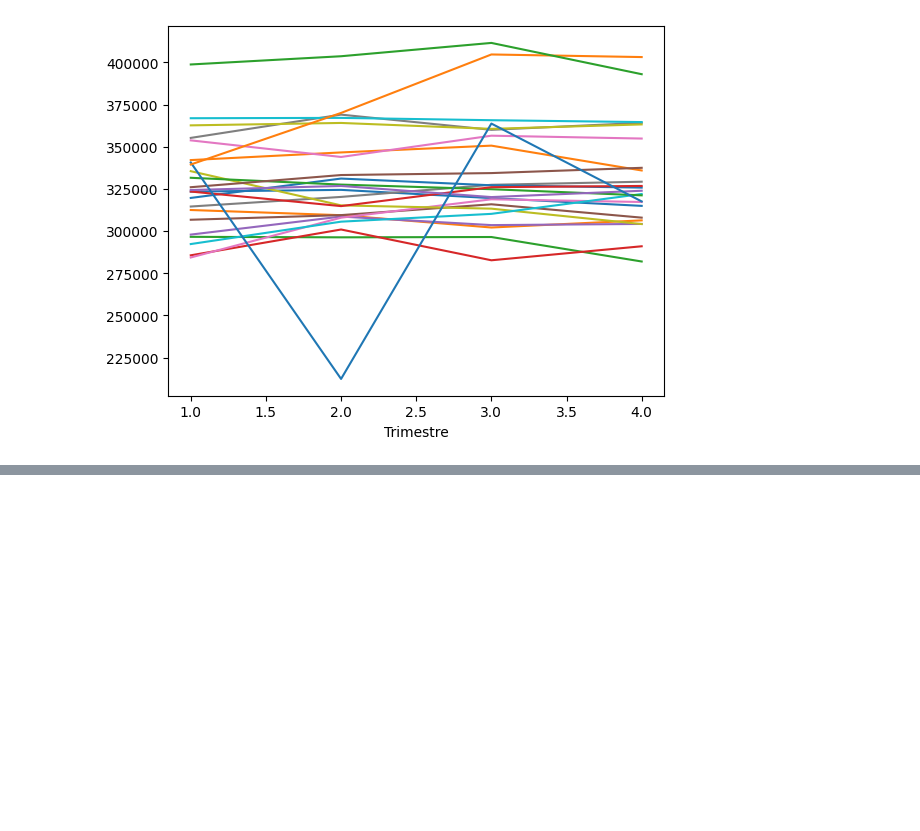
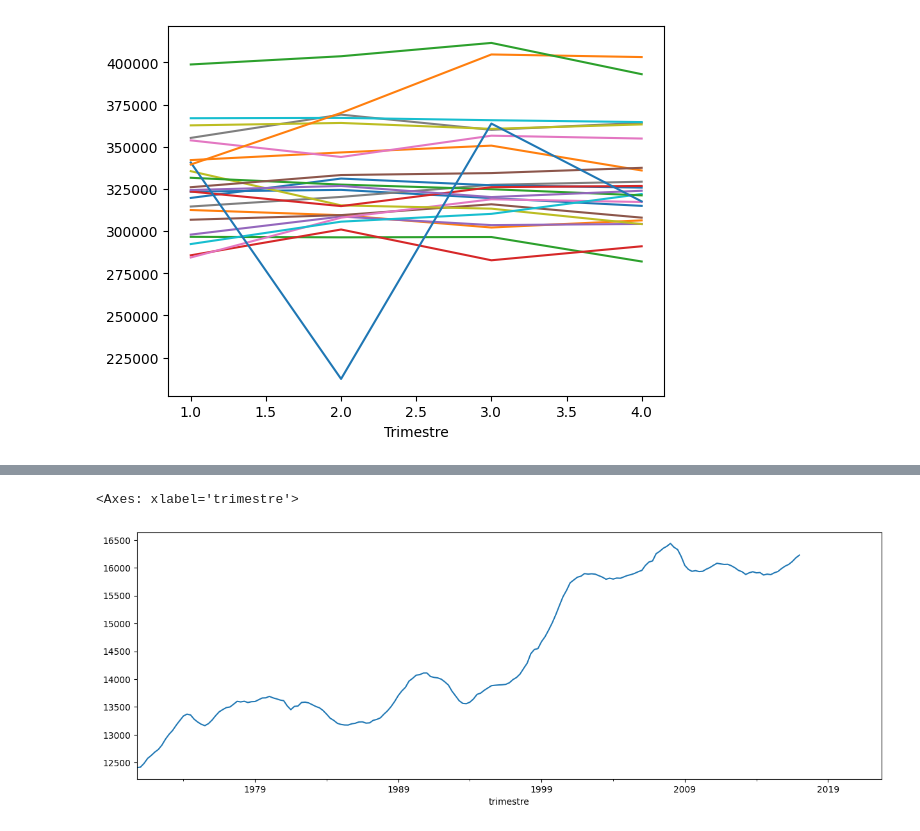
Before and after one commit to mohamedalaouiysf/TimeSeries, a Jupyter notebook: Time_Series.ipynb, the cells around one changed output, grey strips where cells are left out. Saved outputs shown, nothing was run; the diff lists cells and outputs as text; code cells hidden in the pictures; blank space fills up the shorter version.

```diff
--- a/Time_Series.ipynb
+++ b/Time_Series.ipynb
@@ -128,0 +348,7 @@ dpae
+# %%
+df2['trimestre']=date_range
+# %%
+df2=df2.set_index('trimestre')
+# %%
+df2.replace("(O)", np.nan, inplace=True)
+df2
@@ -128,0 +370,2 @@ dpae
+# %%
+df2['Total'] = df2.sum(axis=1)
@@ -128,0 +383,5 @@ dpae
+# %%
+df2['Secteurs principalement marchands'].plot()
+# %% [output]
+<Axes: xlabel='trimestre'>
+[figure, added]
```
Also changed, not shown: parts of 30 cells of this notebook.
